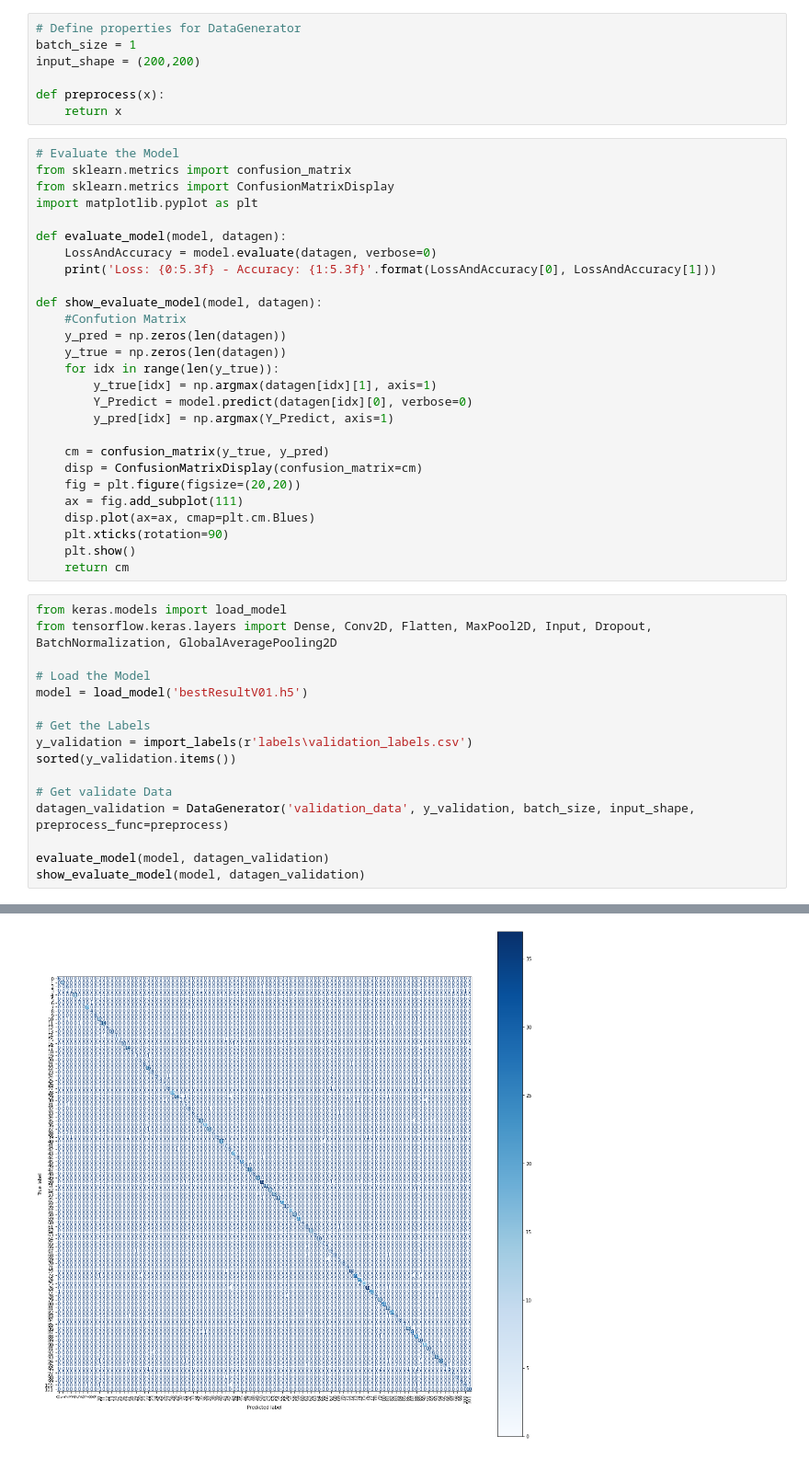
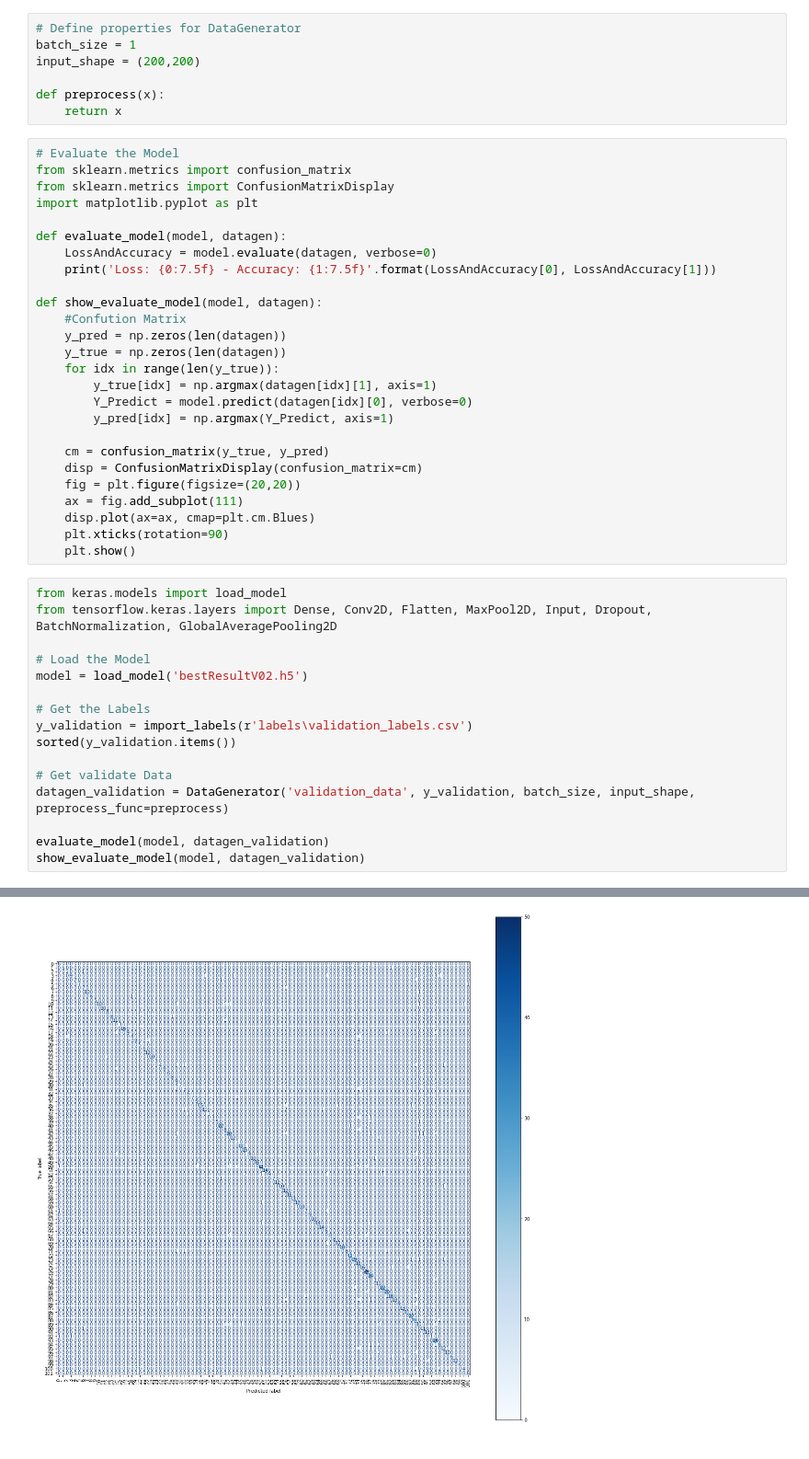
Before and after one commit to SaMatrixNet/FlowerRecognition, a Jupyter notebook: ModelPresentation.ipynb, the cells around one changed output, grey strips where cells are left out. Shown: that part at 92% size. Saved outputs shown, nothing was run; the diff lists cells and outputs as text.

```diff
--- a/ModelPresentation.ipynb
+++ b/ModelPresentation.ipynb
@@ -96,7 +96,7 @@ import matplotlib.pyplot as plt
 
 def evaluate_model(model, datagen):
     LossAndAccuracy = model.evaluate(datagen, verbose=0)
-    print('Loss: {0:5.3f} - Accuracy: {1:5.3f}'.format(LossAndAccuracy[0], LossAndAccuracy[1]))
+    print('Loss: {0:7.5f} - Accuracy: {1:7.5f}'.format(LossAndAccuracy[0], LossAndAccuracy[1]))
 
 def show_evaluate_model(model, datagen):
     #Confution Matrix
@@ -114,13 +114,12 @@ def show_evaluate_model(model, datagen):
     disp.plot(ax=ax, cmap=plt.cm.Blues)
     plt.xticks(rotation=90)
     plt.show()
-    return cm
 # %%
 from keras.models import load_model
 from tensorflow.keras.layers import Dense, Conv2D, Flatten, MaxPool2D, Input, Dropout, BatchNormalization, GlobalAveragePooling2D
 
 # Load the Model
-model = load_model('bestResultV01.h5')
+model = load_model('bestResultV02.h5')
 
 # Get the Labels
 y_validation = import_labels(r'labels\validation_labels.csv')
@@ -136 +135 @@ Loss: 0.5014238953590393 - Accuracy: 0.9104366898536682
-[figure, old version]
+[figure, new version]
```
Also changed, not shown: parts of 1 cell of this notebook, 3 other files.
